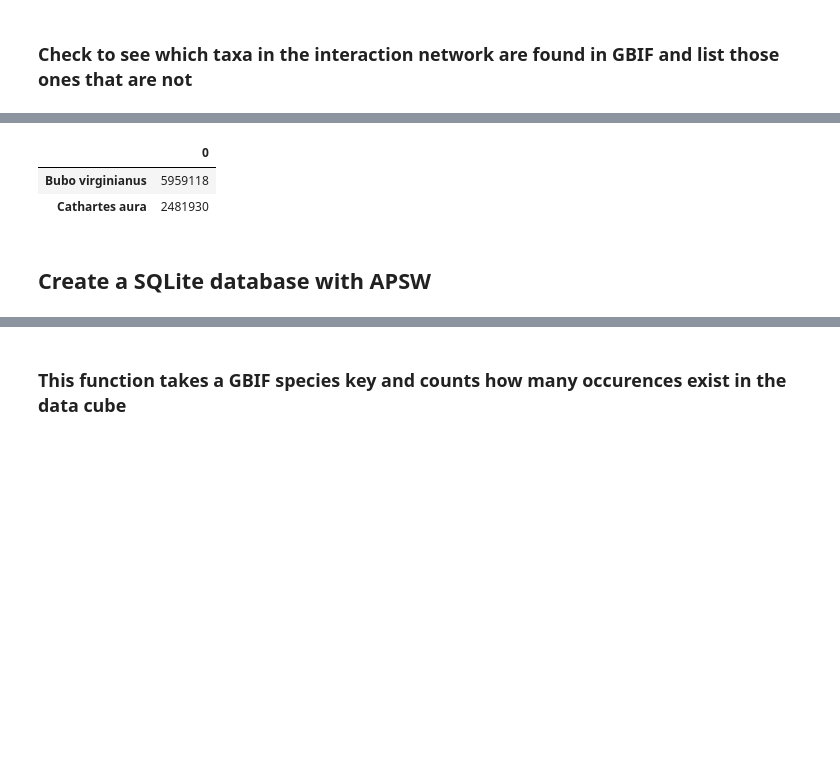
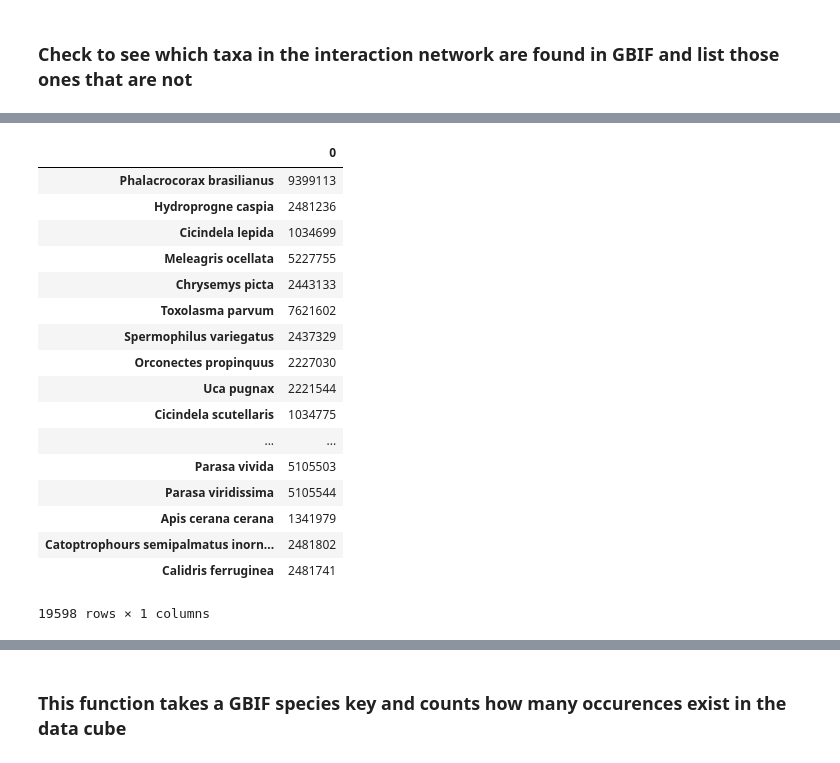
Before and after one commit to AgentschapPlantentuinMeise/interactias, a Jupyter notebook: notebook/interactias.ipynb, the cells around one changed output, grey strips where cells are left out. Saved outputs shown, nothing was run; the diff lists cells and outputs as text; code cells hidden in the pictures; blank space fills up the shorter version.

```diff
--- a/notebook/interactias.ipynb
+++ b/notebook/interactias.ipynb
@@ -272,5 +237,5 @@ interactingTaxa
 # %%
-    cleanInteractDataTaxon = interactDataTaxon[['sourceTaxonId', 'sourceTaxonName', 'sourceTaxonRank',
+    cleanInteractDataTaxon = allInteractionsData[['sourceTaxonId', 'sourceTaxonName', 'sourceTaxonRank',
        'sourceTaxonFamilyName', 'interactionTypeName',
        'targetTaxonName','targetTaxonRank', 'sourceCitation', 'sourceDOI'
         ]].dropna(subset=['targetTaxonName','sourceTaxonName'])
@@ -285,0 +242,6 @@ cleanInteractDataTaxon.head()
+# %%
+allSourceInteractingTaxa = cleanInteractDataTaxon['sourceTaxonName'].drop_duplicates()
+allTargetInteractingTaxa = cleanInteractDataTaxon['targetTaxonName'].drop_duplicates()
+# %%
+allInteractingTaxa = allSourceInteractingTaxa.append(allTargetInteractingTaxa).drop_duplicates()
+allInteractingTaxa.count()
@@ -377,13 +304,13 @@ if(speciesExistsInGBIF(taxon, "species") == False):
 taxaFound = {}
 
 print('Taxa from GLoBI, but not found in GBIF')
-for name in interactingTaxa.iterrows():
+for name in allInteractingTaxa.items():
     GBIFName = speciesExistsInGBIF(name[1], "species")
     if GBIFName == False:
-        print(name[1][0])
-        taxaFound[name[1][0]] = False
+        taxaFound[name[1]] = False
+        print(name[1])
     else:
-        taxaFound[name[1][0]] = GBIFName['usageKey']
+        taxaFound[name[1]] = GBIFName['usageKey']
 # %% [output]
 Taxa from GLoBI, but not found in GBIF
 Trypanosoma cruzi
@@ -412,8 +339,21 @@ len(taxaFound)
 # %%
-taxaFound.head(2)
+taxaFound
 # %% [output]
 |  | 0 |
-| Bubo virginianus | 5959118 |
-| Cathartes aura | 2481930 |
+| Phalacrocorax brasilianus | 9399113 |
+| Hydroprogne caspia | 2481236 |
+| Cicindela lepida | 1034699 |
+| Meleagris ocellata | 5227755 |
+| Chrysemys picta | 2443133 |
+| Toxolasma parvum | 7621602 |
+| Spermophilus variegatus | 2437329 |
+| Orconectes propinquus | 2227030 |
+| Uca pugnax | 2221544 |
+| Cicindela scutellaris | 1034775 |
+| ... | ... |
+| Parasa vivida | 5105503 |
+| Parasa viridissima | 5105544 |
+| Apis cerana cerana | 1341979 |
+| Catoptrophours semipalmatus inorn... | 2481802 |
+| Calidris ferruginea | 2481741 |
+19598 rows × 1 columns
-# %% [markdown]
-## Create a SQLite database with APSW
```
Also changed, not shown: parts of 95 cells of this notebook, 2 other files.
